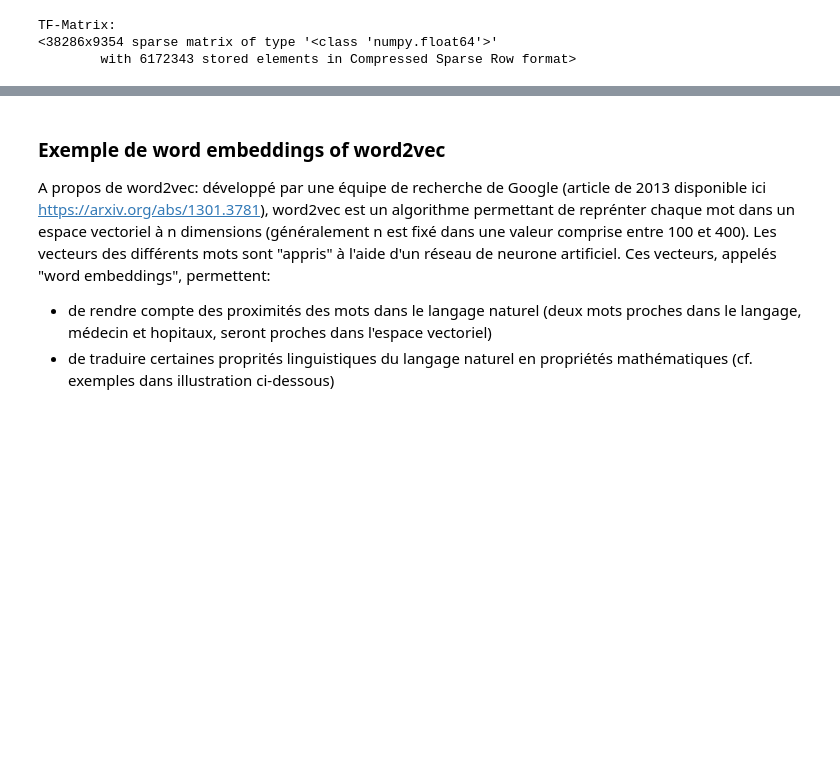
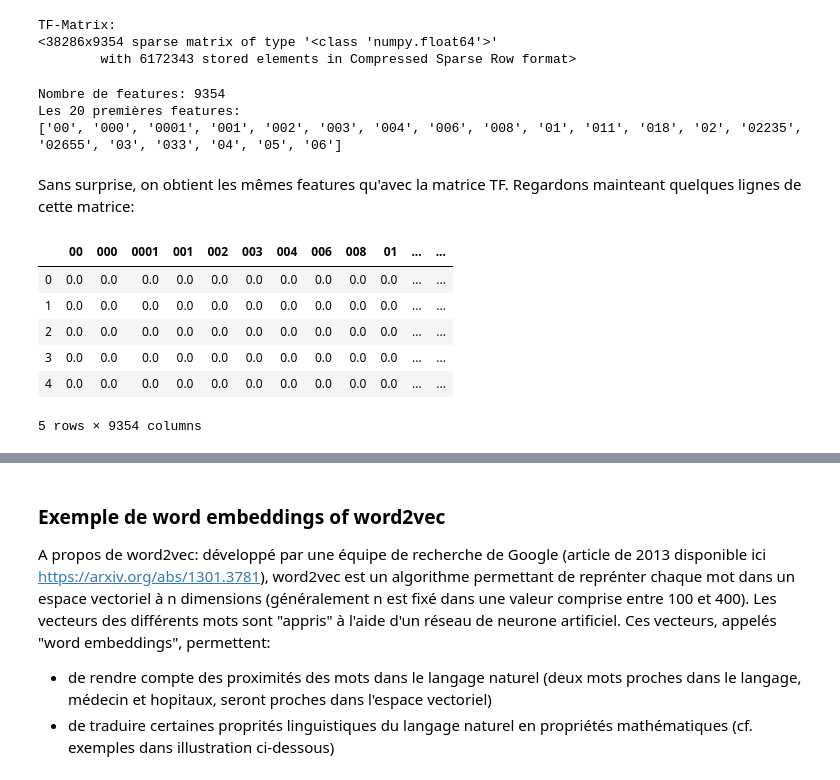
Before and after one commit to etalab-ia/ami-ia, a Jupyter notebook: notebooks/ami_ia_NLP_cada.ipynb, the cells around one changed output, grey strips where cells are left out. Cells and saved outputs as stored; diff of their text form; code cells hidden in the pictures; blank space fills up the shorter version.

```diff
--- a/notebooks/ami_ia_NLP_cada.ipynb
+++ b/notebooks/ami_ia_NLP_cada.ipynb
@@ -326,10 +327,32 @@ Pour résumer, pour un mot donné d'un document donné, le TF-IDF:
 - augmente avec le nombre d'occurrences du mot dans le document
 - diminue avec le nombre d'occirrences du mot dans le corpus
 # %%
-vect = TfidfVectorizer(min_df = 15).fit(df["Avis"])
-tf_matrix = vect.transform(df["Avis"])
+vect2 = TfidfVectorizer(min_df = 15).fit(df["Avis"])
+tfidf_matrix = vect2.transform(df["Avis"])
 print("TF-Matrix:\n{}".format(repr(tf_matrix)))
 # %% [output]
 TF-Matrix:
 <38286x9354 sparse matrix of type '<class 'numpy.float64'>'
         with 6172343 stored elements in Compressed Sparse Row format>
+# %%
+feature_names = vect2.get_feature_names()
+print("Nombre de features: {}".format(len(feature_names)))
+print("Les 20 premières features:\n{}".format(feature_names[:20]))
+# %% [output]
+Nombre de features: 9354
+Les 20 premières features:
+['00', '000', '0001', '001', '002', '003', '004', '006', '008', '01', '011', '018', '02', '02235', '02655', '03', '033', '04', '05', '06']
+# %% [markdown]
+Sans surprise, on obtient les mêmes features qu'avec la matrice TF. Regardons mainteant quelques lignes de cette matrice:
+# %%
+tfidf_dataframe = pd.SparseDataFrame(tfidf_matrix, columns = feature_names).fillna(0)
+# %%
+tfidf_dataframe.head()
+# %% [output]
+|  | 00 | 000 | 0001 | 001 | 002 | 003 | 004 | 006 | 008 | 01 | ... | ... |
+| 0 | 0.0 | 0.0 | 0.0 | 0.0 | 0.0 | 0.0 | 0.0 | 0.0 | 0.0 | 0.0 | ... | ... |
+| 1 | 0.0 | 0.0 | 0.0 | 0.0 | 0.0 | 0.0 | 0.0 | 0.0 | 0.0 | 0.0 | ... | ... |
+| 2 | 0.0 | 0.0 | 0.0 | 0.0 | 0.0 | 0.0 | 0.0 | 0.0 | 0.0 | 0.0 | ... | ... |
+| 3 | 0.0 | 0.0 | 0.0 | 0.0 | 0.0 | 0.0 | 0.0 | 0.0 | 0.0 | 0.0 | ... | ... |
+| 4 | 0.0 | 0.0 | 0.0 | 0.0 | 0.0 | 0.0 | 0.0 | 0.0 | 0.0 | 0.0 | ... | ... |
+5 rows × 9354 columns
```
Also changed, not shown: parts of 48 cells of this notebook, 2 other files.
